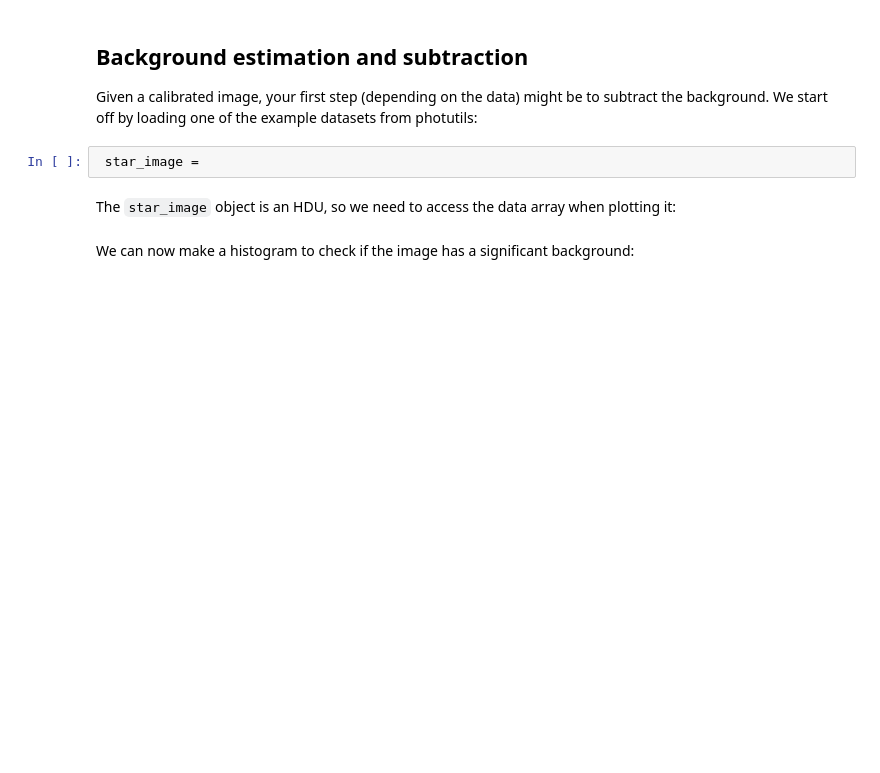
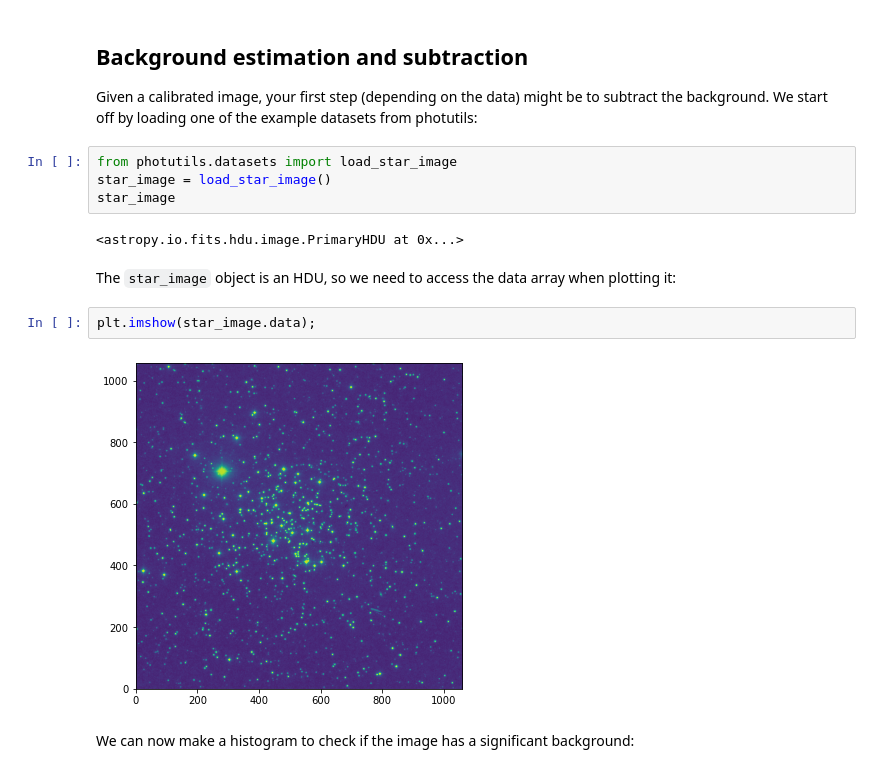
Before and after one commit to maria8ch/ASTR497, a Jupyter notebook: astropy_notebooks/14-photometry.ipynb, the cells around one changed output. Saved outputs shown, nothing was run; the diff lists cells and outputs as text; blank space fills up the shorter version.

```diff
--- a/astropy_notebooks/14-photometry.ipynb
+++ b/astropy_notebooks/14-photometry.ipynb
@@ -46,9 +41,17 @@ plt.rc('figure', figsize=(10, 6))
 ## Background estimation and subtraction
 
 Given a calibrated image, your first step (depending on the data) might be to subtract the background. We start off by loading one of the example datasets from photutils:
-# %%
- star_image =
+# %%
+from photutils.datasets import load_star_image
+star_image = load_star_image()
+star_image
+# %% [output]
+<astropy.io.fits.hdu.image.PrimaryHDU at 0x...>
 # %% [markdown]
 The ``star_image`` object is an HDU, so we need to access the data array when plotting it:
+# %%
+plt.imshow(star_image.data);
+# %% [output]
+[figure, added]
 # %% [markdown]
 We can now make a histogram to check if the image has a significant background:
```
Also changed, not shown: parts of 17 cells of this notebook.
